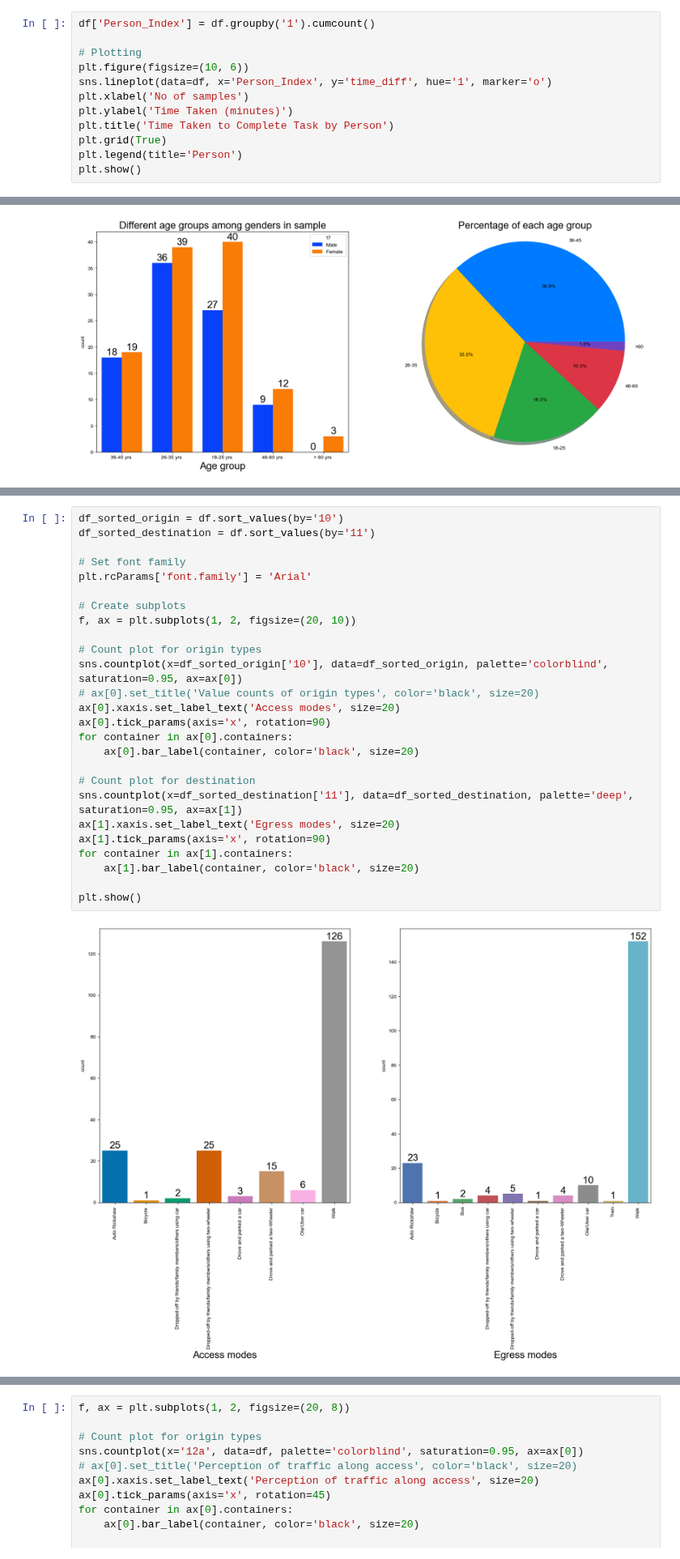
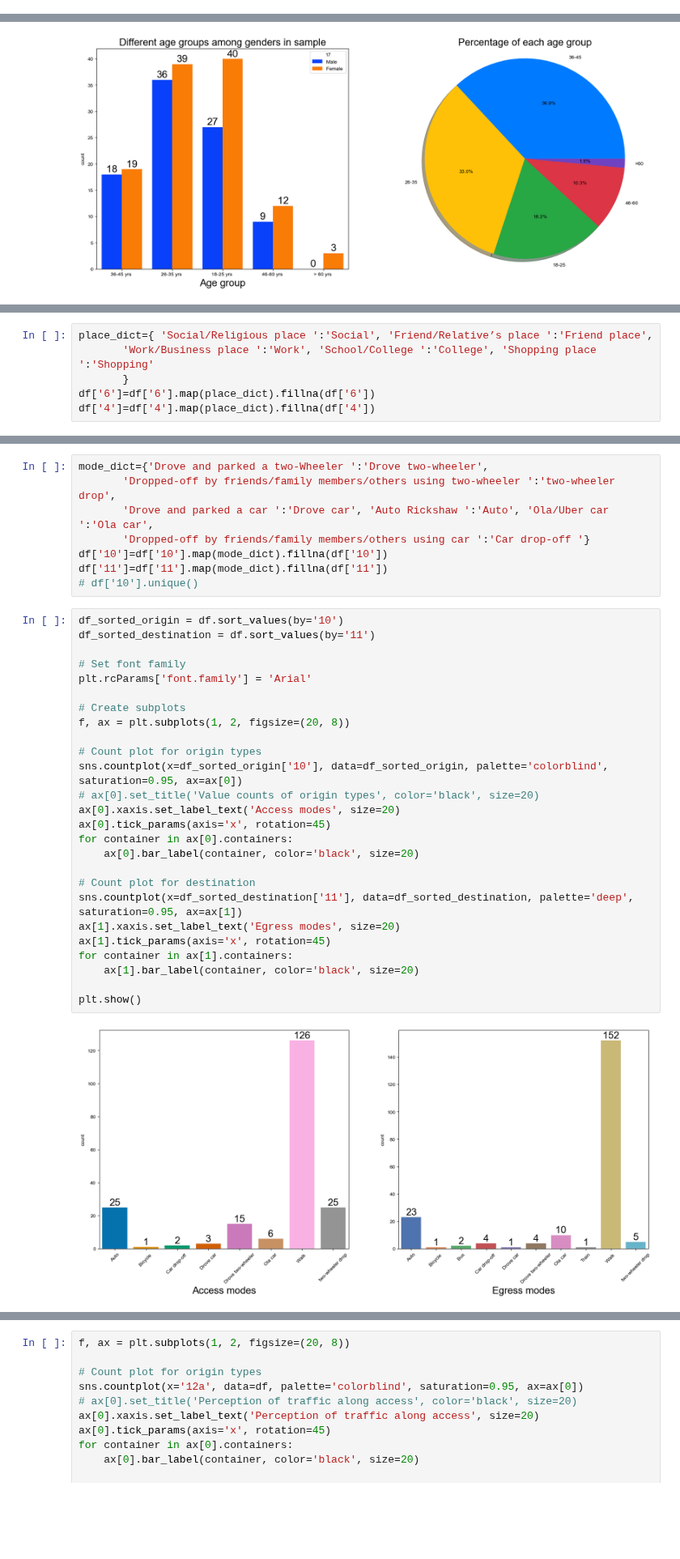
Before and after one commit to Gavaskar24/Metro, a Jupyter notebook: notebook/metro2.ipynb, the cells around one changed output, grey strips where cells are left out. Shown at 81% size. Drawn from its saved outputs; the diff is of its cells as text; blank space fills up the shorter version.

```diff
--- a/notebook/metro2.ipynb
+++ b/notebook/metro2.ipynb
@@ -129,12 +135,0 @@ Sneha 8.875
-# %%
-df['Person_Index'] = df.groupby('1').cumcount()
-
-# Plotting
-plt.figure(figsize=(10, 6))
-sns.lineplot(data=df, x='Person_Index', y='time_diff', hue='1', marker='o')
-plt.xlabel('No of samples')
-plt.ylabel('Time Taken (minutes)')
-plt.title('Time Taken to Complete Task by Person')
-plt.grid(True)
-plt.legend(title='Person')
-plt.show()
@@ -179,3 +174,9 @@ plt.axis('equal')
+# %%
+place_dict={ 'Social/Religious place ':'Social', 'Friend/Relative’s place ':'Friend place',
+       'Work/Business place ':'Work', 'School/College ':'College', 'Shopping place ':'Shopping'
+       }
+df['6']=df['6'].map(place_dict).fillna(df['6'])
+df['4']=df['4'].map(place_dict).fillna(df['4'])
 # %%
 df_sorted_origin = df.sort_values(by='6')
 df_sorted_destination = df.sort_values(by='4')
@@ -217,29 +222,37 @@ plt.show()
+# %%
+mode_dict={'Drove and parked a two-Wheeler ':'Drove two-wheeler',
+       'Dropped-off by friends/family members/others using two-wheeler ':'two-wheeler drop',
+       'Drove and parked a car ':'Drove car', 'Auto Rickshaw ':'Auto', 'Ola/Uber car ':'Ola car',
+       'Dropped-off by friends/family members/others using car ':'Car drop-off '}
+df['10']=df['10'].map(mode_dict).fillna(df['10'])
+df['11']=df['11'].map(mode_dict).fillna(df['11'])
+# df['10'].unique()
 # %%
 df_sorted_origin = df.sort_values(by='10')
 df_sorted_destination = df.sort_values(by='11')
 
 # Set font family
 plt.rcParams['font.family'] = 'Arial'
 
 # Create subplots
-f, ax = plt.subplots(1, 2, figsize=(20, 10))
+f, ax = plt.subplots(1, 2, figsize=(20, 8))
 
 # Count plot for origin types
 sns.countplot(x=df_sorted_origin['10'], data=df_sorted_origin, palette='colorblind', saturation=0.95, ax=ax[0])
 # ax[0].set_title('Value counts of origin types', color='black', size=20)
 ax[0].xaxis.set_label_text('Access modes', size=20)
-ax[0].tick_params(axis='x', rotation=90)
+ax[0].tick_params(axis='x', rotation=45)
 for container in ax[0].containers:
     ax[0].bar_label(container, color='black', size=20)
 
 # Count plot for destination
 sns.countplot(x=df_sorted_destination['11'], data=df_sorted_destination, palette='deep', saturation=0.95, ax=ax[1])
 ax[1].xaxis.set_label_text('Egress modes', size=20)
-ax[1].tick_params(axis='x', rotation=90)
+ax[1].tick_params(axis='x', rotation=45)
 for container in ax[1].containers:
     ax[1].bar_label(container, color='black', size=20)
 
 plt.show()
 # %% [output]
-[figure, old version]
+[figure, new version]
 # %%
```
Also changed, not shown: parts of 39 cells of this notebook, 3 other files.
